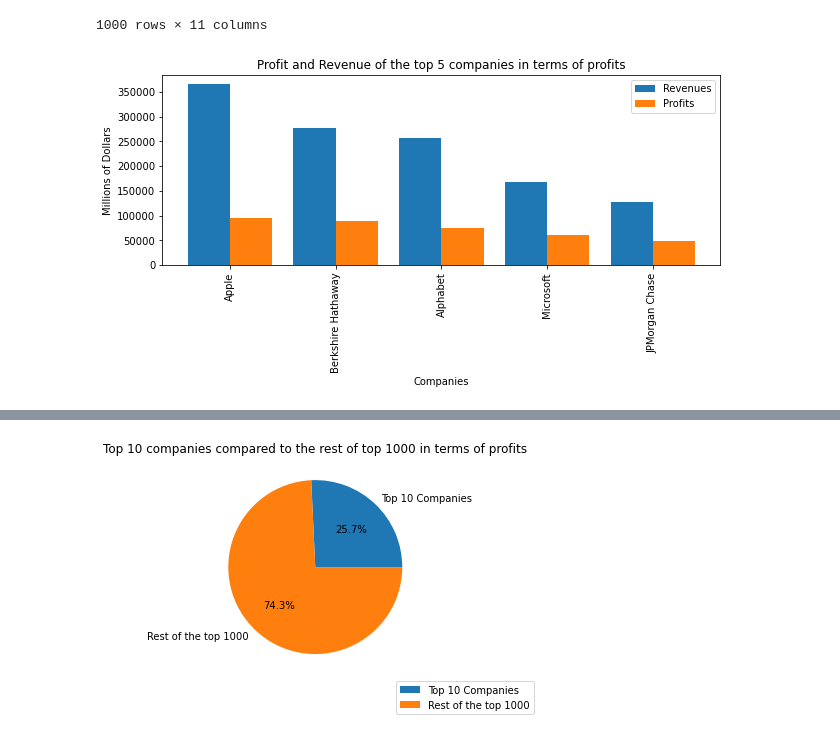
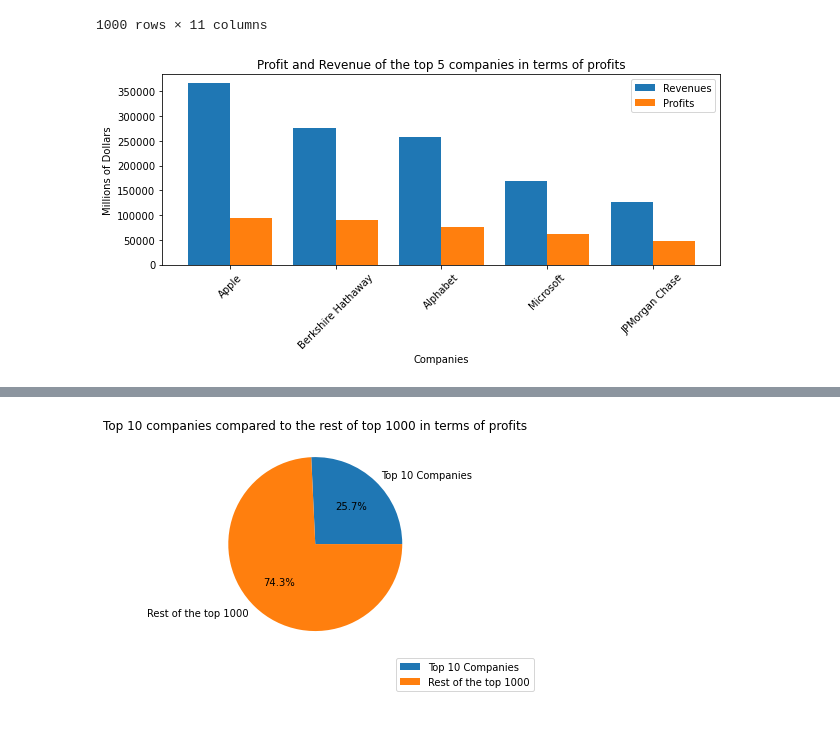
Before and after one commit to aronnicksnts/kaggle-projects, a Jupyter notebook: Fortune Top 1000 Companies by Revenue 2022/Fortune Top 1000 Revenue Analysis.ipynb, the cells around one changed output, grey strips where cells are left out. Cells and saved outputs as stored; diff of their text form; code cells hidden in the pictures.

Commit message:
Adjusted Images

```diff
--- a/Fortune Top 1000 Companies by Revenue 2022/Fortune Top 1000 Revenue Analysis.ipynb
+++ b/Fortune Top 1000 Companies by Revenue 2022/Fortune Top 1000 Revenue Analysis.ipynb
@@ -89,17 +89,17 @@ df
 # %%
 df = df.sort_values(by=['profits'], ascending=False)
 numCompanies = 5
 x_axis = np.arange(numCompanies)
 fig, ax = plt.subplots(figsize=(10,3.5))
 plt.bar(x_axis - 0.2, df['revenues'].head(numCompanies), 0.4, label = 'Revenues')
 plt.bar(x_axis + 0.2, df['profits'].head(numCompanies), 0.4, label = 'Profits')
 
-plt.xticks(x_axis, df['name'].head(numCompanies), rotation=90)
+plt.xticks(x_axis, df['name'].head(numCompanies), rotation=45)
 plt.xlabel("Companies")
 plt.ylabel("Millions of Dollars")
 plt.title(f"Profit and Revenue of the top {numCompanies} companies in terms of profits")
 plt.legend()
-plt.savefig("BC_Top5 Profit and Revenue.jpg", dpi= 300)
+plt.savefig("Images\\BC_Top5 Profit and Revenue.jpg", dpi= 300, bbox_inches = "tight")
 plt.show()
 # %% [output]
-[figure, old version]
+[figure, new version]
```
Also changed, not shown: parts of 14 cells of this notebook, 12 other files.
